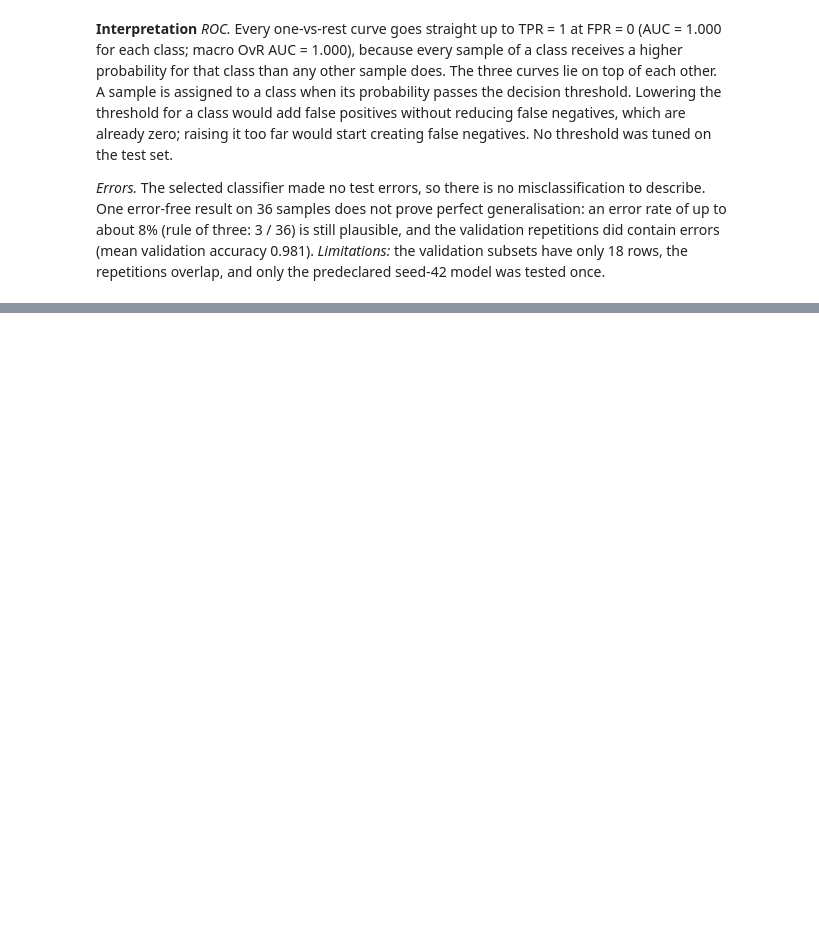
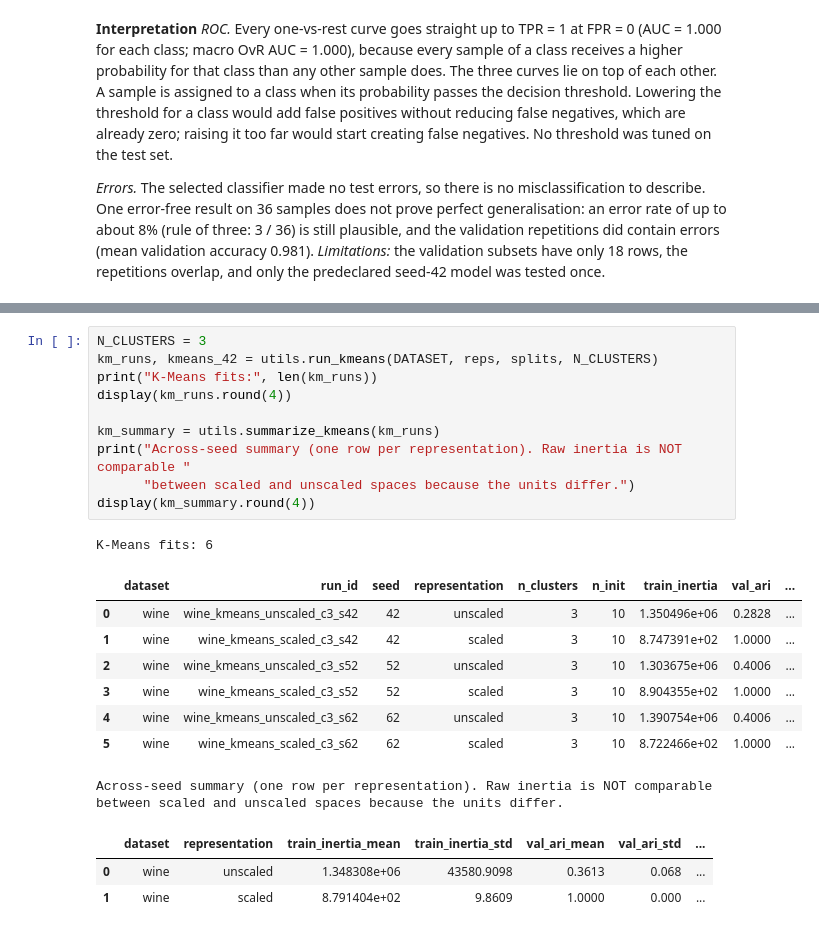
Before and after one commit to selenasurucu/machine-learning-midterm, a Jupyter notebook: wine.ipynb, the cells around one changed output, grey strips where cells are left out. Drawn from its saved outputs; the diff is of its cells as text; blank space fills up the shorter version.

```diff
--- a/wine.ipynb
+++ b/wine.ipynb
@@ -569,0 +574,23 @@ Misclassified test samples: 0 of 36
+# %%
+N_CLUSTERS = 3
+km_runs, kmeans_42 = utils.run_kmeans(DATASET, reps, splits, N_CLUSTERS)
+print("K-Means fits:", len(km_runs))
+display(km_runs.round(4))
+
+km_summary = utils.summarize_kmeans(km_runs)
+print("Across-seed summary (one row per representation). Raw inertia is NOT comparable "
+      "between scaled and unscaled spaces because the units differ.")
+display(km_summary.round(4))
+# %% [output]
+K-Means fits: 6
+|  | dataset | run_id | seed | representation | n_clusters | n_init | train_inertia | val_ari | ... |
+| 0 | wine | wine_kmeans_unscaled_c3_s42 | 42 | unscaled | 3 | 10 | 1.350496e+06 | 0.2828 | ... |
+| 1 | wine | wine_kmeans_scaled_c3_s42 | 42 | scaled | 3 | 10 | 8.747391e+02 | 1.0000 | ... |
+| 2 | wine | wine_kmeans_unscaled_c3_s52 | 52 | unscaled | 3 | 10 | 1.303675e+06 | 0.4006 | ... |
+| 3 | wine | wine_kmeans_scaled_c3_s52 | 52 | scaled | 3 | 10 | 8.904355e+02 | 1.0000 | ... |
+| 4 | wine | wine_kmeans_unscaled_c3_s62 | 62 | unscaled | 3 | 10 | 1.390754e+06 | 0.4006 | ... |
+| 5 | wine | wine_kmeans_scaled_c3_s62 | 62 | scaled | 3 | 10 | 8.722466e+02 | 1.0000 | ... |
+Across-seed summary (one row per representation). Raw inertia is NOT comparable between scaled and unscaled spaces because the units differ.
+|  | dataset | representation | train_inertia_mean | train_inertia_std | val_ari_mean | val_ari_std | ... |
+| 0 | wine | unscaled | 1.348308e+06 | 43580.9098 | 0.3613 | 0.068 | ... |
+| 1 | wine | scaled | 8.791404e+02 | 9.8609 | 1.0000 | 0.000 | ... |
```
Also changed, not shown: parts of 7 cells of this notebook, 2 other files.
